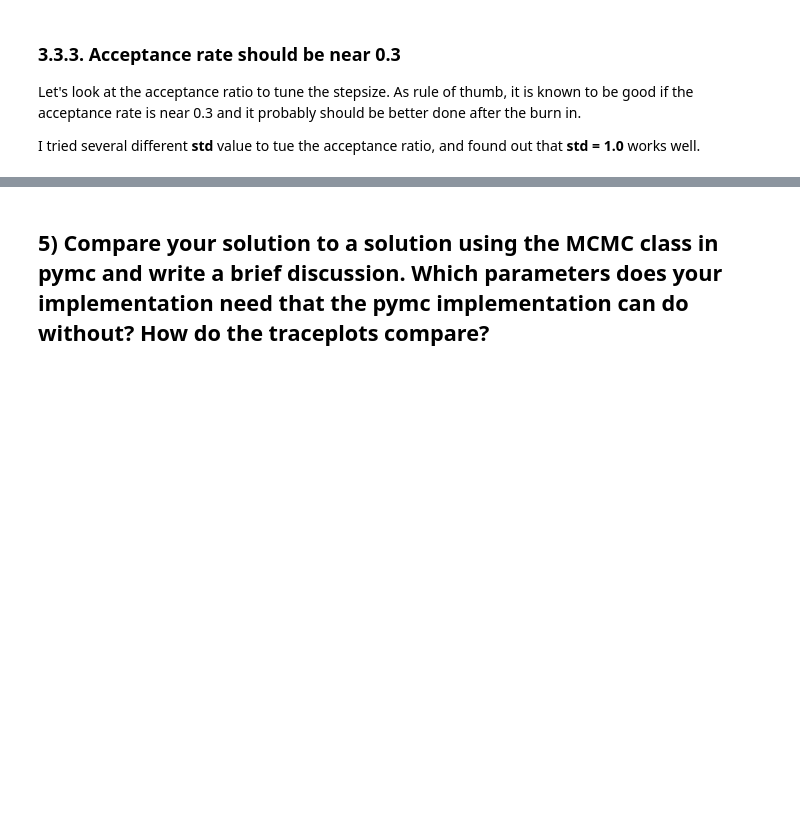
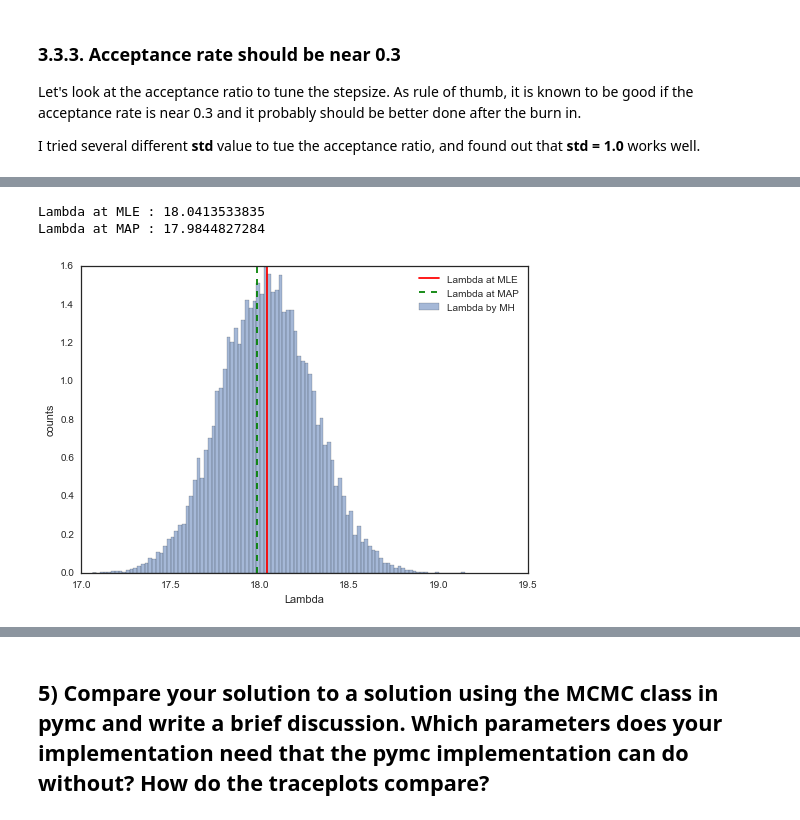
Before and after one commit to jeewon-hwang/AM207_homework_2016, a Jupyter notebook: AM207_JeewonHwang_HW2.ipynb, the cells around one changed output, grey strips where cells are left out. Saved outputs shown, nothing was run; the diff lists cells and outputs as text; code cells hidden in the pictures; blank space fills up the shorter version.

```diff
--- a/AM207_JeewonHwang_HW2.ipynb
+++ b/AM207_JeewonHwang_HW2.ipynb
@@ -419,2 +354,21 @@ array([ 0.,  0.,  0.,  0.,  0.,  0.,  0.,  0.,  0.,  0.,  0.,  0.,  0.,
+# %%
+burnin = 10000    # MY BURN IN
+# throw away the burnin samples
+lambda_MH = trace[burnin:, 0]
+
+# histogram of lambda
+fig=plt.hist(lambda_MH, bins=100, normed=True, alpha=0.5, label='Lambda by MH')
+plt.axvline(x=lambda_MLE, color='r', label='Lambda at MLE')
+plt.axvline(x=MAP_lambda, color='g', label='Lambda at MAP', linestyle='--')
+plt.legend()
+plt.xlabel("Lambda")
+plt.ylabel("counts")
+
+print "Lambda at MLE :", lambda_MLE
+print "Lambda at MAP :", MAP_lambda
+# %% [output]
+Lambda at MLE : 18.0413533835
+Lambda at MAP : 17.9844827284
+[figure, added]
 # %% [markdown]
 ## 4) Analyze your sampling using traceplots and convergence tests. You can use the Geweke implementation given above.
```
Also changed, not shown: parts of 34 cells of this notebook.
